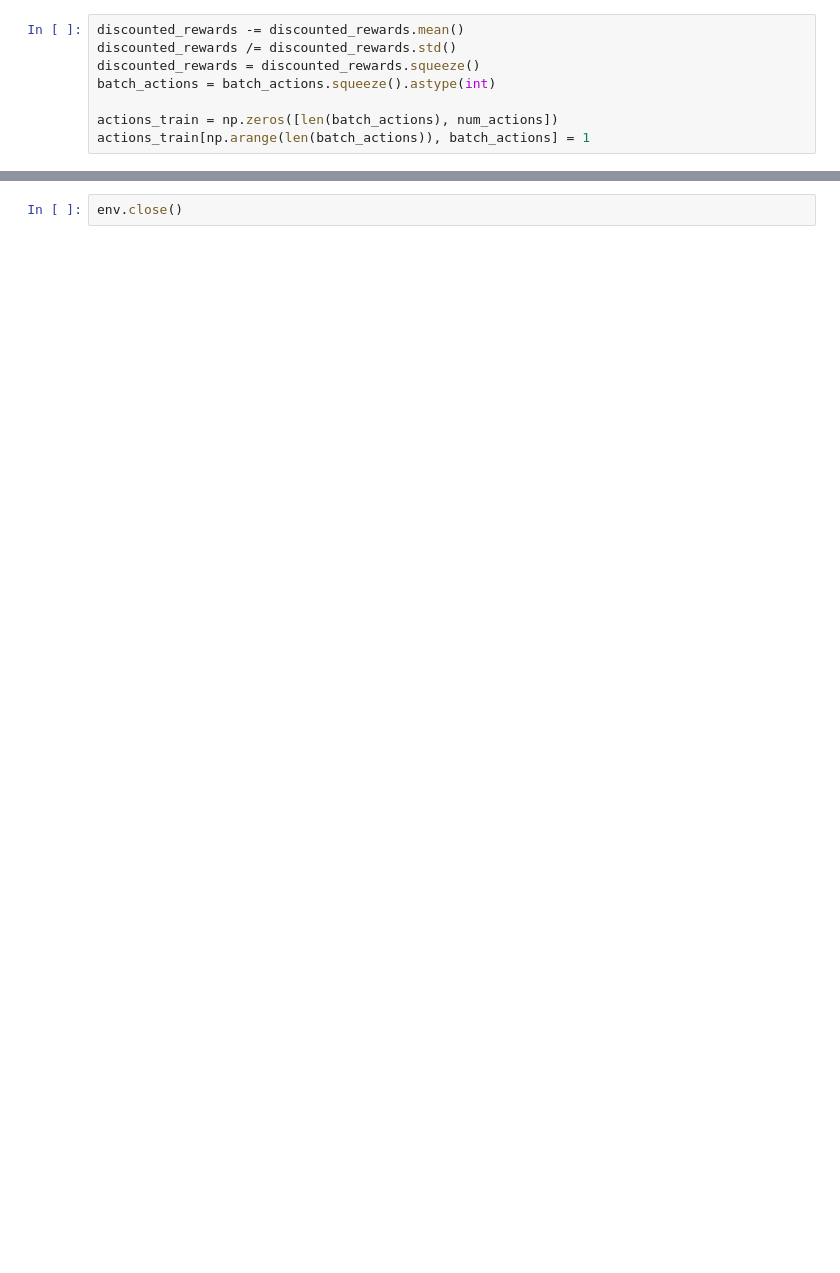
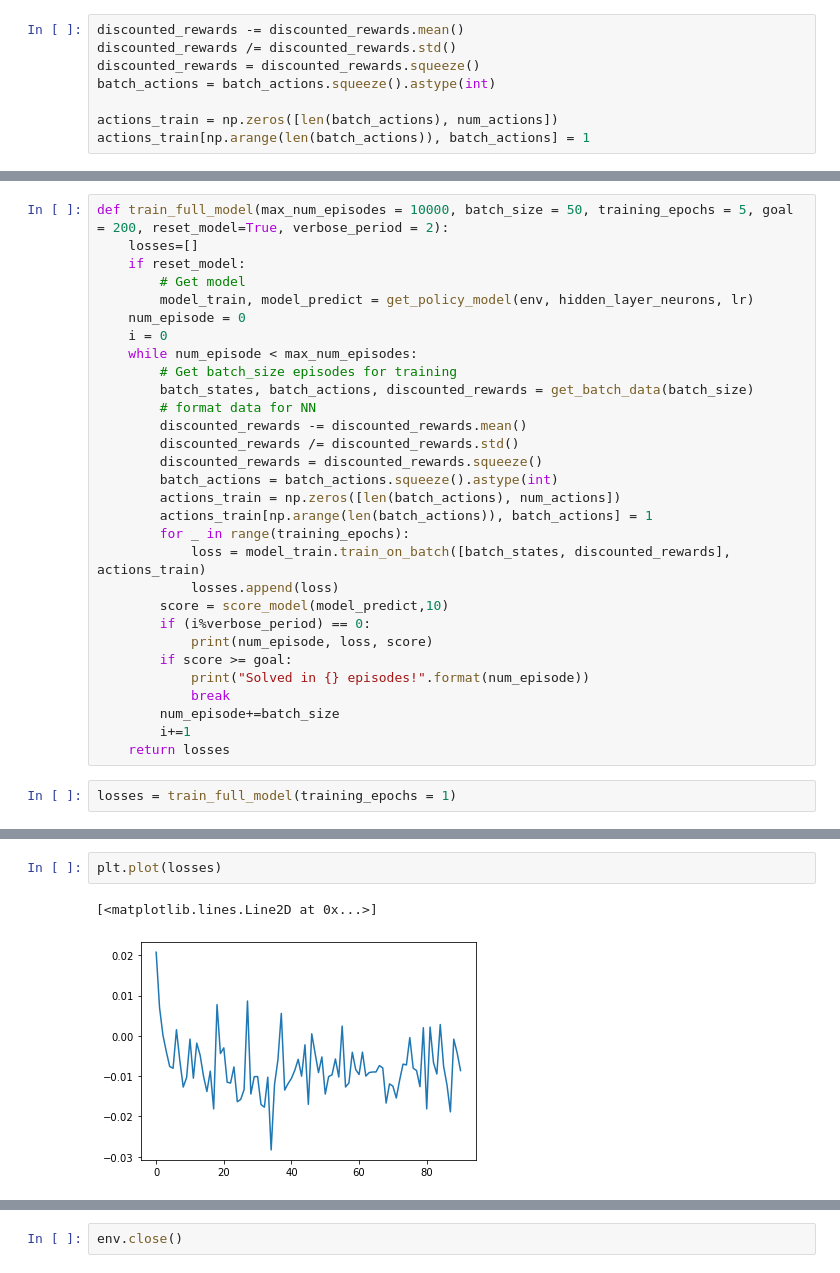
Before and after one commit to jganzabal/REINFORE-KERAS-CARTPOLE, a Jupyter notebook: REINFORCE-KERAS-CART-POLE.ipynb, the cells around one changed output, grey strips where cells are left out. Cells and saved outputs as stored; diff of their text form; blank space fills up the shorter version.

```diff
--- a/REINFORCE-KERAS-CART-POLE.ipynb
+++ b/REINFORCE-KERAS-CART-POLE.ipynb
@@ -410,0 +434,32 @@ for i in range(training_episodes):
+# %%
+def train_full_model(max_num_episodes = 10000, batch_size = 50, training_epochs = 5, goal = 200, reset_model=True, verbose_period = 2):
+    losses=[]
+    if reset_model:
+        # Get model
+        model_train, model_predict = get_policy_model(env, hidden_layer_neurons, lr)
+    num_episode = 0
+    i = 0
+    while num_episode < max_num_episodes:
+        # Get batch_size episodes for training
+        batch_states, batch_actions, discounted_rewards = get_batch_data(batch_size)
+        # format data for NN
+        discounted_rewards -= discounted_rewards.mean()
+        discounted_rewards /= discounted_rewards.std()
+        discounted_rewards = discounted_rewards.squeeze()
+        batch_actions = batch_actions.squeeze().astype(int)
+        actions_train = np.zeros([len(batch_actions), num_actions])
+        actions_train[np.arange(len(batch_actions)), batch_actions] = 1
+        for _ in range(training_epochs):
+            loss = model_train.train_on_batch([batch_states, discounted_rewards], actions_train)
+            losses.append(loss)
+        score = score_model(model_predict,10)
+        if (i%verbose_period) == 0:
+            print(num_episode, loss, score)
+        if score >= goal:
+            print("Solved in {} episodes!".format(num_episode))
+            break
+        num_episode+=batch_size
+        i+=1
+    return losses
+# %%
+losses = train_full_model(training_epochs = 1)
@@ -410,0 +484,5 @@ for i in range(training_episodes):
+# %%
+plt.plot(losses)
+# %% [output]
+[<matplotlib.lines.Line2D at 0x...>]
+[figure, added]
```
Also changed, not shown: parts of 27 cells of this notebook.
